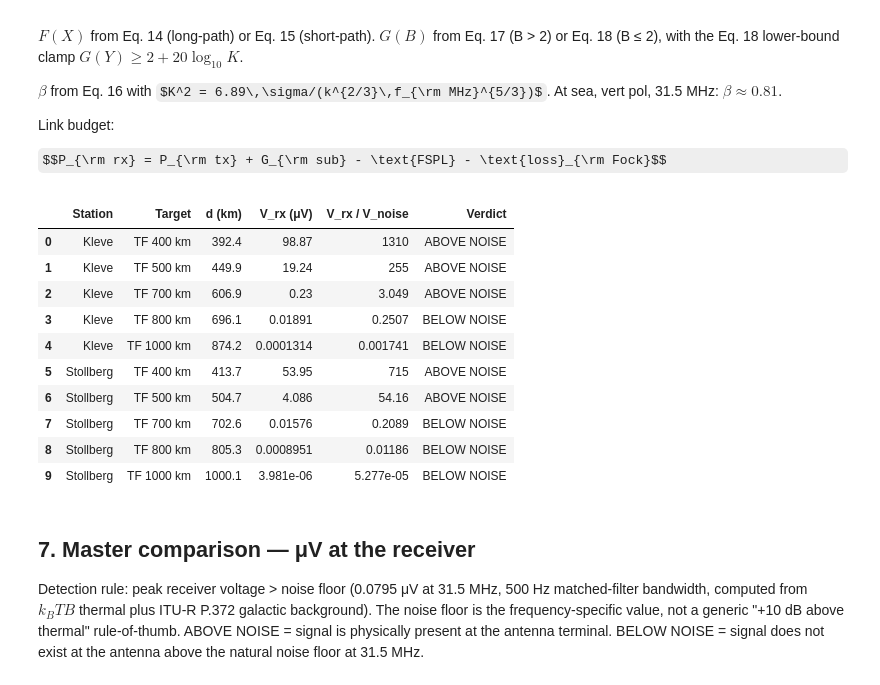
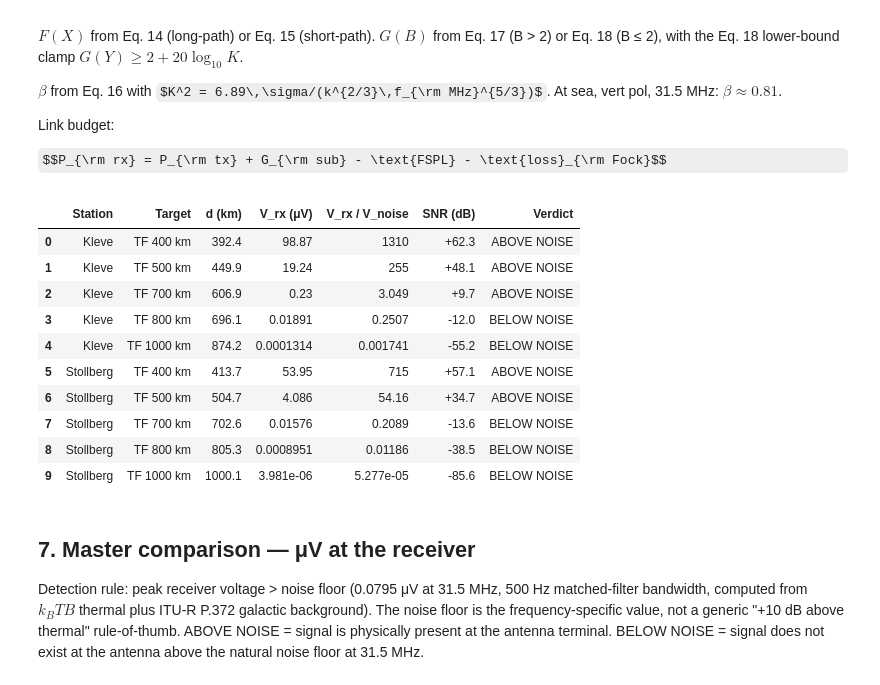
Before and after one commit to AlanSpaceAudits/battle-of-the-beams, a Jupyter notebook: jupyter_book/001_Telefunken_Signal_Strength_Bullnyte.ipynb, the cells around one changed output. Drawn from its saved outputs; the diff is of its cells as text; code cells hidden in the pictures; some formulas as TeX source.

```diff
--- a/jupyter_book/001_Telefunken_Signal_Strength_Bullnyte.ipynb
+++ b/jupyter_book/001_Telefunken_Signal_Strength_Bullnyte.ipynb
@@ -168,17 +168,19 @@ def fe_signal_uV(station_name, target_name, W_m, H_m):
     res = c.sommerfeld_FE(d_m, s['h_tx_m'], t['rx_alt_m'],
                           f_MHz, 'sea', s['Ptx_W'], G_lin)
     v_uV = c.voltage_50ohm_uV(res['P_rx_dBW'])
-    return d_m/1000, v_uV
+    return d_m/1000, v_uV, res['P_rx_dBW']
 
 fe_rows = []
 for station in ['Kleve','Stollberg']:
     for tname in TF_NAMES:
-        d_km, v_uV = fe_signal_uV(station, tname, W_sub, H_sub)
+        d_km, v_uV, P_rx_dBW = fe_signal_uV(station, tname, W_sub, H_sub)
         ratio = v_uV / N_uV
+        snr_dB = P_rx_dBW - N_dBW
         fe_rows.append([station, tname, round(d_km,1),
-                        f"{v_uV:.4g}", f"{ratio:.4g}",
+                        f"{v_uV:.4g}", f"{ratio:.4g}", f"{snr_dB:+.1f}",
                         'ABOVE NOISE' if v_uV > N_uV else 'BELOW NOISE'])
 fe_df = pd.DataFrame(fe_rows, columns=['Station','Target','d (km)',
-                                        'V_rx (μV)', 'V_rx / V_noise', 'Verdict'])
+                                        'V_rx (μV)', 'V_rx / V_noise',
+                                        'SNR (dB)', 'Verdict'])
 fe_df
 # %% [output]
@@ -215,41 +217,43 @@ $$P_{\rm rx} = P_{\rm tx} + G_{\rm sub} - \text{FSPL} - \text{loss}_{\rm Fock}$$
 # %%
 def ge_signal_uV(station_name, target_name, W_m, H_m):
     s = c.STATIONS[station_name]
     t = c.TARGETS[target_name]
     f_MHz = s['freq_MHz']
     d_m = c.great_circle_m(s['lat_deg'], s['lon_deg'], t['lat'], t['lon'])
     G_dBi = c.aperture_gain_dBi(W_m, H_m, f_MHz)
     P_tx = 10*math.log10(s['Ptx_W'])
     FSPL = c.fspl_dB(d_m, f_MHz)
     L_fock = c.fock_diff_loss_dB(d_m, s['h_tx_m'], t['rx_alt_m'],
                                  f_MHz, 'sea', s['pol'])
     P_rx_dBW = P_tx + G_dBi - FSPL - L_fock
     v_uV = c.voltage_50ohm_uV(P_rx_dBW)
-    return d_m/1000, v_uV
+    return d_m/1000, v_uV, P_rx_dBW
 
 ge_rows = []
 for station in ['Kleve','Stollberg']:
     for tname in TF_NAMES:
-        d_km, v_uV = ge_signal_uV(station, tname, W_sub, H_sub)
+        d_km, v_uV, P_rx_dBW = ge_signal_uV(station, tname, W_sub, H_sub)
         ratio = v_uV / N_uV
+        snr_dB = P_rx_dBW - N_dBW
         ge_rows.append([station, tname, round(d_km,1),
-                        f"{v_uV:.4g}", f"{ratio:.4g}",
+                        f"{v_uV:.4g}", f"{ratio:.4g}", f"{snr_dB:+.1f}",
                         'ABOVE NOISE' if v_uV > N_uV else 'BELOW NOISE'])
 ge_df = pd.DataFrame(ge_rows, columns=['Station','Target','d (km)',
-                                        'V_rx (μV)', 'V_rx / V_noise', 'Verdict'])
+                                        'V_rx (μV)', 'V_rx / V_noise',
+                                        'SNR (dB)', 'Verdict'])
 ge_df
 # %% [output]
-|  | Station | Target | d (km) | V_rx (μV) | V_rx / V_noise | Verdict |
-| 0 | Kleve | TF 400 km | 392.4 | 98.87 | 1310 | ABOVE NOISE |
-| 1 | Kleve | TF 500 km | 449.9 | 19.24 | 255 | ABOVE NOISE |
-| 2 | Kleve | TF 700 km | 606.9 | 0.23 | 3.049 | ABOVE NOISE |
-| 3 | Kleve | TF 800 km | 696.1 | 0.01891 | 0.2507 | BELOW NOISE |
-| 4 | Kleve | TF 1000 km | 874.2 | 0.0001314 | 0.001741 | BELOW NOISE |
-| 5 | Stollberg | TF 400 km | 413.7 | 53.95 | 715 | ABOVE NOISE |
-| 6 | Stollberg | TF 500 km | 504.7 | 4.086 | 54.16 | ABOVE NOISE |
-| 7 | Stollberg | TF 700 km | 702.6 | 0.01576 | 0.2089 | BELOW NOISE |
-| 8 | Stollberg | TF 800 km | 805.3 | 0.0008951 | 0.01186 | BELOW NOISE |
-| 9 | Stollberg | TF 1000 km | 1000.1 | 3.981e-06 | 5.277e-05 | BELOW NOISE |
+|  | Station | Target | d (km) | V_rx (μV) | V_rx / V_noise | SNR (dB) | Verdict |
+| 0 | Kleve | TF 400 km | 392.4 | 98.87 | 1310 | +62.3 | ABOVE NOISE |
+| 1 | Kleve | TF 500 km | 449.9 | 19.24 | 255 | +48.1 | ABOVE NOISE |
+| 2 | Kleve | TF 700 km | 606.9 | 0.23 | 3.049 | +9.7 | ABOVE NOISE |
+| 3 | Kleve | TF 800 km | 696.1 | 0.01891 | 0.2507 | -12.0 | BELOW NOISE |
+| 4 | Kleve | TF 1000 km | 874.2 | 0.0001314 | 0.001741 | -55.2 | BELOW NOISE |
+| 5 | Stollberg | TF 400 km | 413.7 | 53.95 | 715 | +57.1 | ABOVE NOISE |
+| 6 | Stollberg | TF 500 km | 504.7 | 4.086 | 54.16 | +34.7 | ABOVE NOISE |
+| 7 | Stollberg | TF 700 km | 702.6 | 0.01576 | 0.2089 | -13.6 | BELOW NOISE |
+| 8 | Stollberg | TF 800 km | 805.3 | 0.0008951 | 0.01186 | -38.5 | BELOW NOISE |
+| 9 | Stollberg | TF 1000 km | 1000.1 | 3.981e-06 | 5.277e-05 | -85.6 | BELOW NOISE |
 # %% [markdown]
 ## 7. Master comparison — μV at the receiver
 
```
Also changed, not shown: parts of 3 cells of this notebook, 1 other file.
